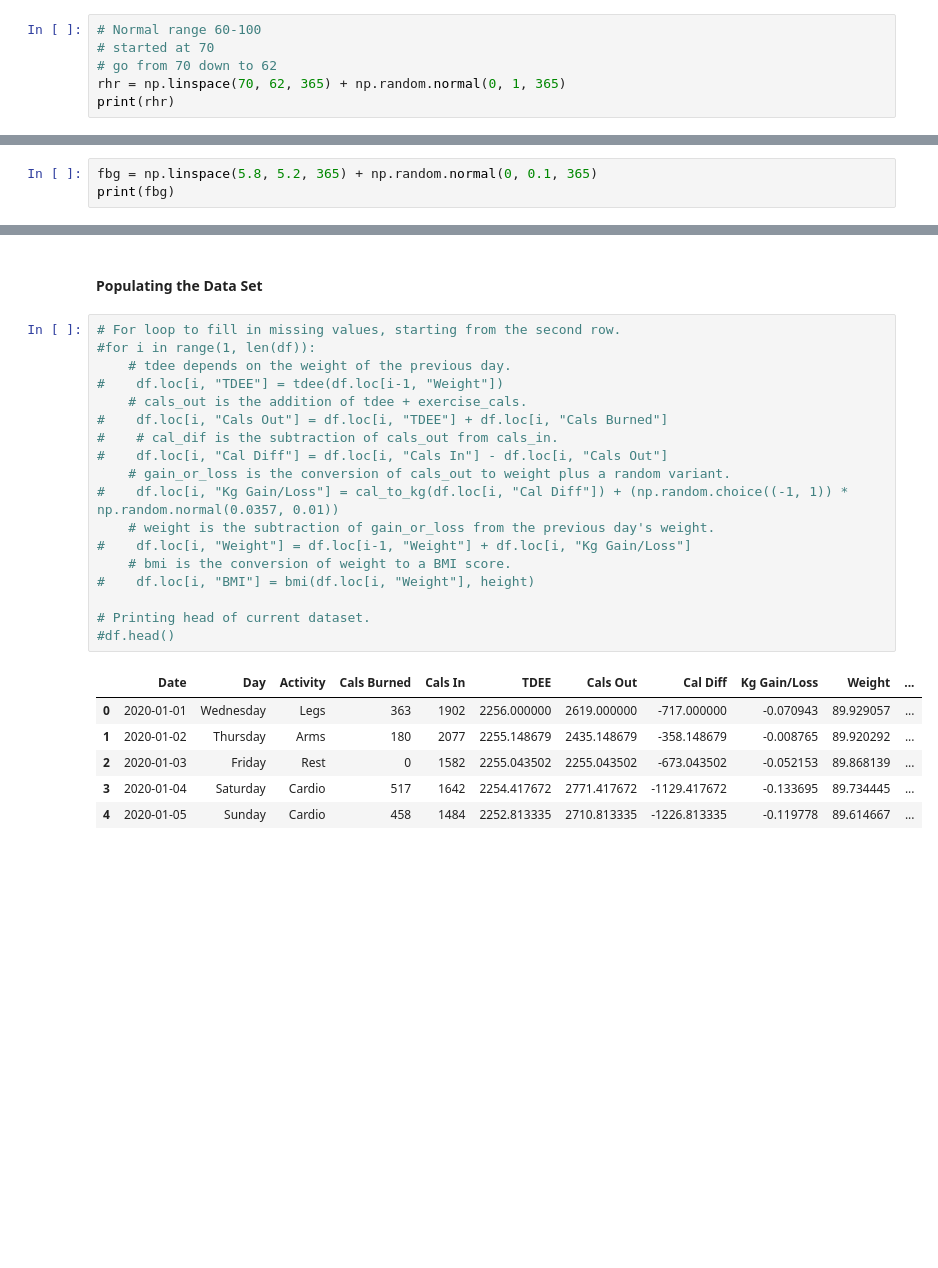
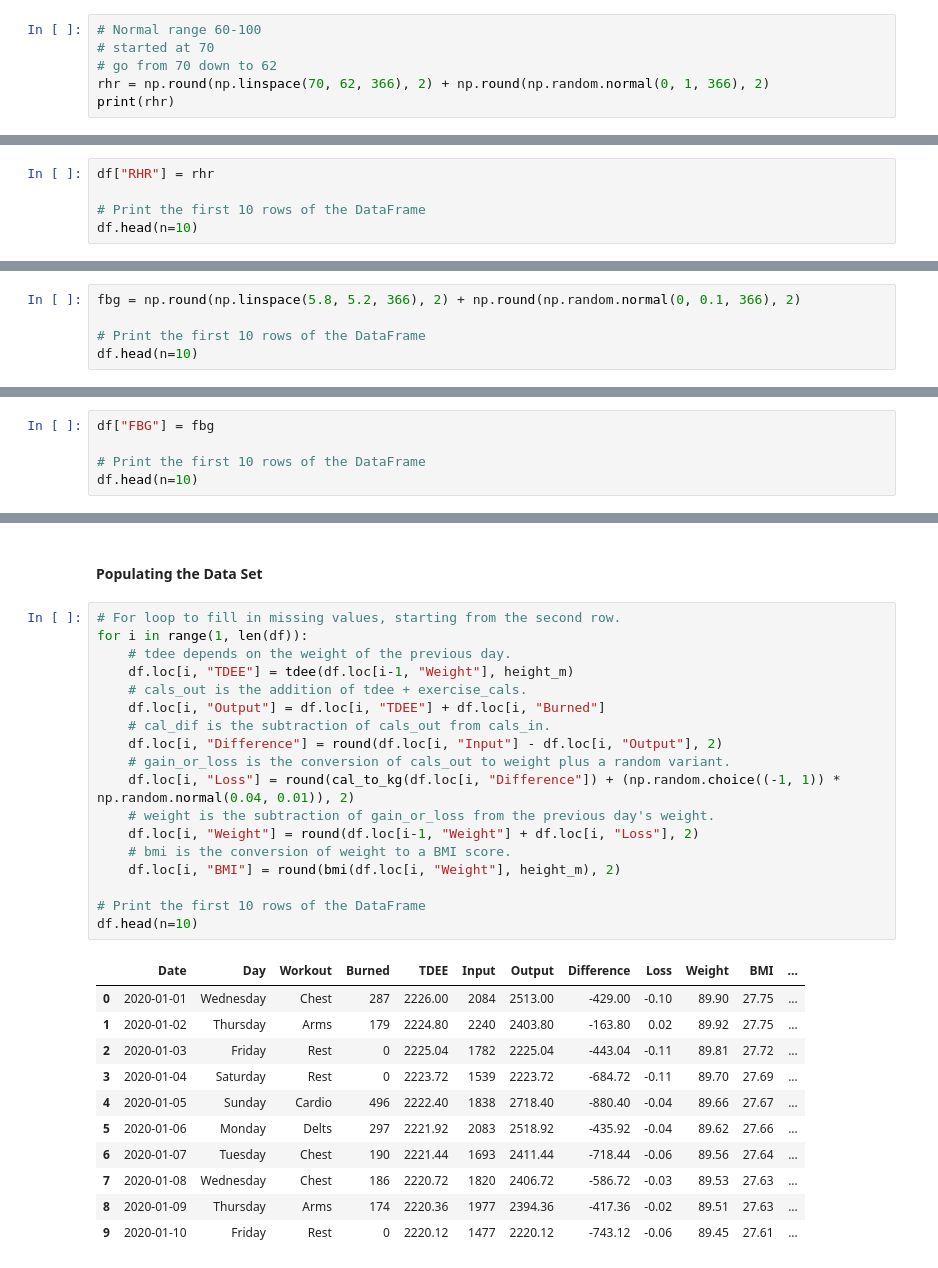
Before and after one commit to GaryLocke91/52465_programming_project, a Jupyter notebook: 52465_programming_project.ipynb, the cells around one changed output, grey strips where cells are left out. Cells and saved outputs as stored; diff of their text form; blank space fills up the shorter version.

Commit message:
Added images, completed initial population of dataset, needs further analysis.

```diff
--- a/52465_programming_project.ipynb
+++ b/52465_programming_project.ipynb
@@ -411,6 +450,6 @@ df.head()
 # Normal range 60-100
 # started at 70
 # go from 70 down to 62
-rhr = np.linspace(70, 62, 365) + np.random.normal(0, 1, 365)
+rhr = np.round(np.linspace(70, 62, 366), 2) + np.round(np.random.normal(0, 1, 366), 2)
 print(rhr)
 # %% [output]
@@ -452,0 +480,5 @@ print(rhr)
+# %%
+df["RHR"] = rhr
+
+# Print the first 10 rows of the DataFrame
+df.head(n=10)
@@ -455,6 +499,8 @@ print(rhr)
 
 5.0 and 5.5 is the optimal https://stackoverflow.com/questions/14058340/adding-noise-to-a-signal-in-python
 # %%
-fbg = np.linspace(5.8, 5.2, 365) + np.random.normal(0, 0.1, 365)
-print(fbg)
+fbg = np.round(np.linspace(5.8, 5.2, 366), 2) + np.round(np.random.normal(0, 0.1, 366), 2)
+
+# Print the first 10 rows of the DataFrame
+df.head(n=10)
 # %% [output]
@@ -477,0 +525,5 @@ print(fbg)
+# %%
+df["FBG"] = fbg
+
+# Print the first 10 rows of the DataFrame
+df.head(n=10)
@@ -479,26 +543,31 @@ print(fbg)
 #### Populating the Data Set
 # %%
 # For loop to fill in missing values, starting from the second row.
-#for i in range(1, len(df)):
+for i in range(1, len(df)):
     # tdee depends on the weight of the previous day.
-#    df.loc[i, "TDEE"] = tdee(df.loc[i-1, "Weight"])
+    df.loc[i, "TDEE"] = tdee(df.loc[i-1, "Weight"], height_m)
     # cals_out is the addition of tdee + exercise_cals.
-#    df.loc[i, "Cals Out"] = df.loc[i, "TDEE"] + df.loc[i, "Cals Burned"]
-#    # cal_dif is the subtraction of cals_out from cals_in.
-#    df.loc[i, "Cal Diff"] = df.loc[i, "Cals In"] - df.loc[i, "Cals Out"]
+    df.loc[i, "Output"] = df.loc[i, "TDEE"] + df.loc[i, "Burned"]
+    # cal_dif is the subtraction of cals_out from cals_in.
+    df.loc[i, "Difference"] = round(df.loc[i, "Input"] - df.loc[i, "Output"], 2)
     # gain_or_loss is the conversion of cals_out to weight plus a random variant.
-#    df.loc[i, "Kg Gain/Loss"] = cal_to_kg(df.loc[i, "Cal Diff"]) + (np.random.choice((-1, 1)) * np.random.normal(0.0357, 0.01))
+    df.loc[i, "Loss"] = round(cal_to_kg(df.loc[i, "Difference"]) + (np.random.choice((-1, 1)) * np.random.normal(0.04, 0.01)), 2)
     # weight is the subtraction of gain_or_loss from the previous day's weight.
-#    df.loc[i, "Weight"] = df.loc[i-1, "Weight"] + df.loc[i, "Kg Gain/Loss"]
+    df.loc[i, "Weight"] = round(df.loc[i-1, "Weight"] + df.loc[i, "Loss"], 2)
     # bmi is the conversion of weight to a BMI score.
-#    df.loc[i, "BMI"] = bmi(df.loc[i, "Weight"], height)
+    df.loc[i, "BMI"] = round(bmi(df.loc[i, "Weight"], height_m), 2)
 
-# Printing head of current dataset.
-#df.head()
+# Print the first 10 rows of the DataFrame
+df.head(n=10)
 # %% [output]
-|  | Date | Day | Activity | Cals Burned | Cals In | TDEE | Cals Out | Cal Diff | Kg Gain/Loss | Weight | ... |
-| 0 | 2020-01-01 | Wednesday | Legs | 363 | 1902 | 2256.000000 | 2619.000000 | -717.000000 | -0.070943 | 89.929057 | ... |
-| 1 | 2020-01-02 | Thursday | Arms | 180 | 2077 | 2255.148679 | 2435.148679 | -358.148679 | -0.008765 | 89.920292 | ... |
-| 2 | 2020-01-03 | Friday | Rest | 0 | 1582 | 2255.043502 | 2255.043502 | -673.043502 | -0.052153 | 89.868139 | ... |
-| 3 | 2020-01-04 | Saturday | Cardio | 517 | 1642 | 2254.417672 | 2771.417672 | -1129.417672 | -0.133695 | 89.734445 | ... |
-| 4 | 2020-01-05 | Sunday | Cardio | 458 | 1484 | 2252.813335 | 2710.813335 | -1226.813335 | -0.119778 | 89.614667 | ... |
+|  | Date | Day | Workout | Burned | TDEE | Input | Output | Difference | Loss | Weight | BMI | ... |
+| 0 | 2020-01-01 | Wednesday | Chest | 287 | 2226.00 | 2084 | 2513.00 | -429.00 | -0.10 | 89.90 | 27.75 | ... |
+| 1 | 2020-01-02 | Thursday | Arms | 179 | 2224.80 | 2240 | 2403.80 | -163.80 | 0.02 | 89.92 | 27.75 | ... |
+| 2 | 2020-01-03 | Friday | Rest | 0 | 2225.04 | 1782 | 2225.04 | -443.04 | -0.11 | 89.81 | 27.72 | ... |
+| 3 | 2020-01-04 | Saturday | Rest | 0 | 2223.72 | 1539 | 2223.72 | -684.72 | -0.11 | 89.70 | 27.69 | ... |
+| 4 | 2020-01-05 | Sunday | Cardio | 496 | 2222.40 | 1838 | 2718.40 | -880.40 | -0.04 | 89.66 | 27.67 | ... |
+| 5 | 2020-01-06 | Monday | Delts | 297 | 2221.92 | 2083 | 2518.92 | -435.92 | -0.04 | 89.62 | 27.66 | ... |
+| 6 | 2020-01-07 | Tuesday | Chest | 190 | 2221.44 | 1693 | 2411.44 | -718.44 | -0.06 | 89.56 | 27.64 | ... |
+| 7 | 2020-01-08 | Wednesday | Chest | 186 | 2220.72 | 1820 | 2406.72 | -586.72 | -0.03 | 89.53 | 27.63 | ... |
+| 8 | 2020-01-09 | Thursday | Arms | 174 | 2220.36 | 1977 | 2394.36 | -417.36 | -0.02 | 89.51 | 27.63 | ... |
+| 9 | 2020-01-10 | Friday | Rest | 0 | 2220.12 | 1477 | 2220.12 | -743.12 | -0.06 | 89.45 | 27.61 | ... |
```
Also changed, not shown: parts of 64 cells of this notebook, 2 other files.
